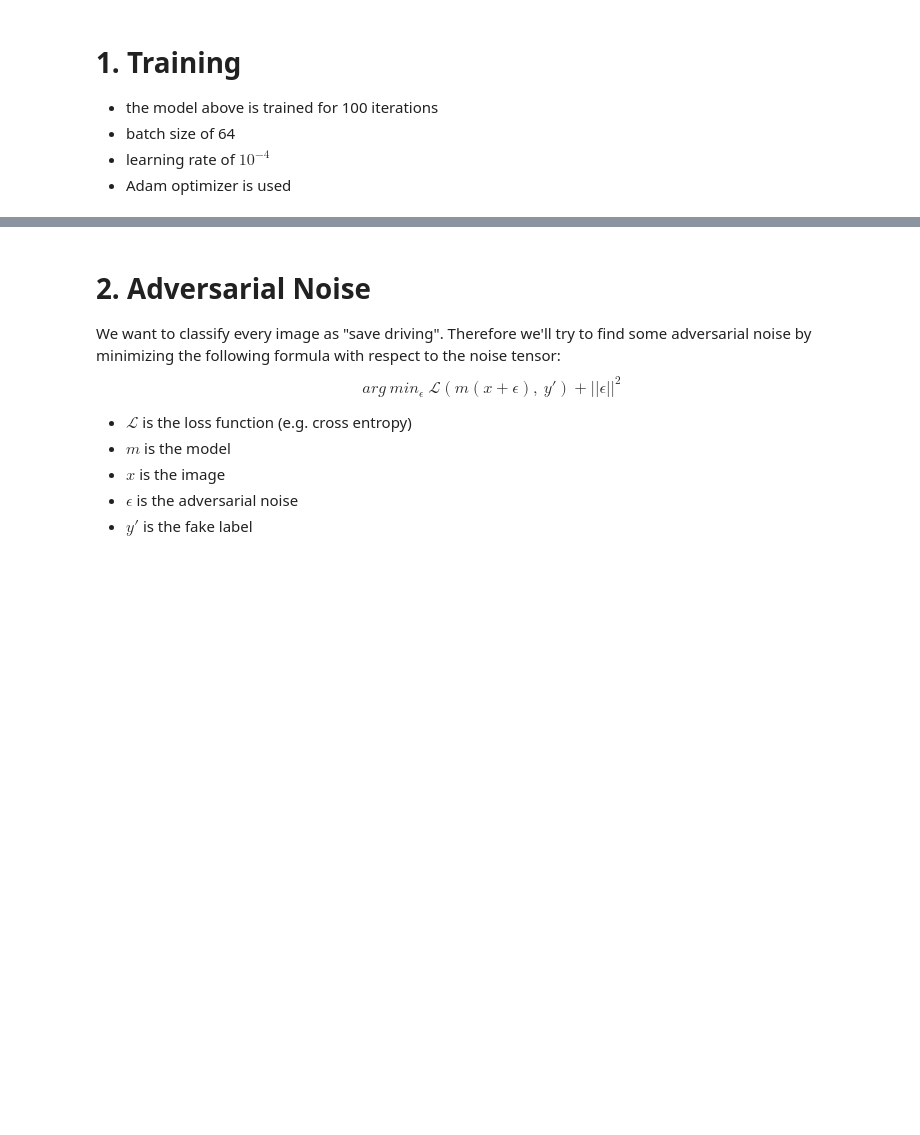
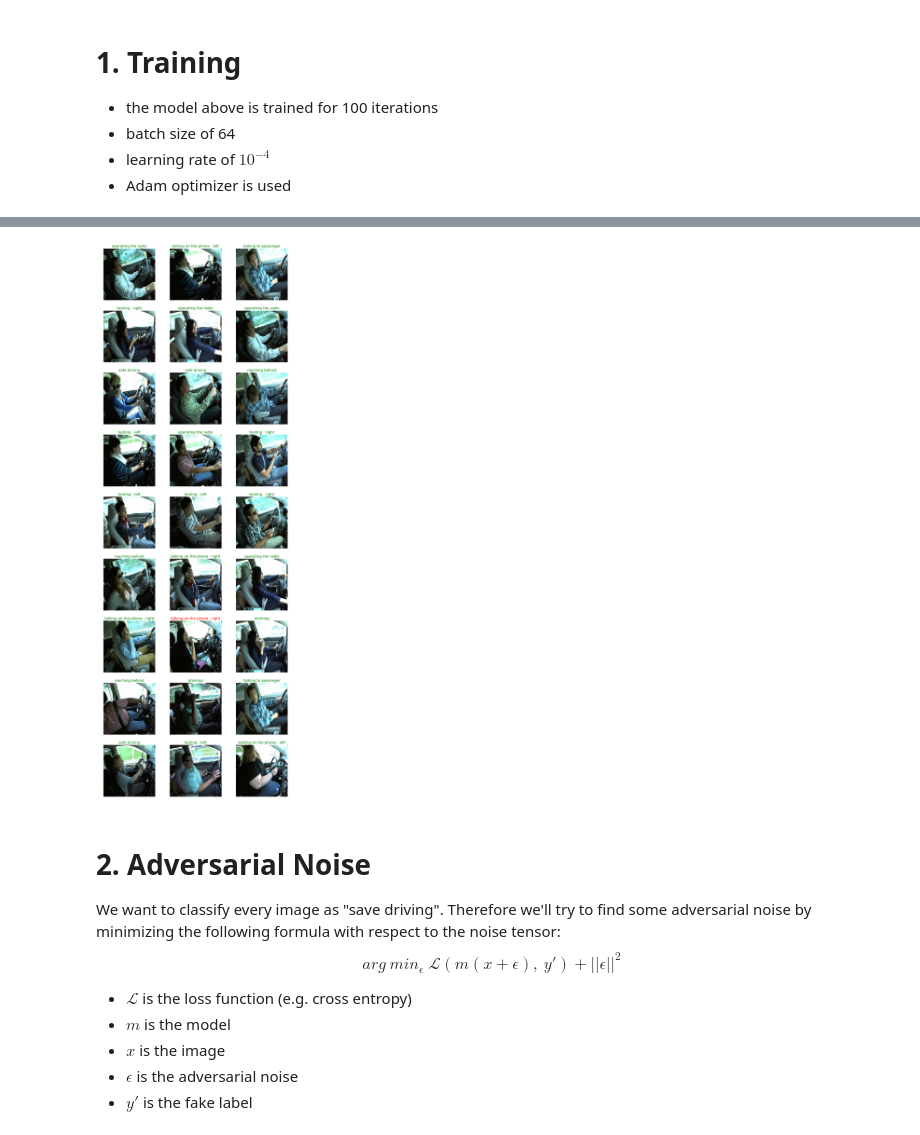
Before and after one commit to polarbart/libdl, a Jupyter notebook: Final.ipynb, the cells around one changed output, grey strips where cells are left out. Drawn from its saved outputs; the diff is of its cells as text; code cells hidden in the pictures; blank space fills up the shorter version.

```diff
--- a/Final.ipynb
+++ b/Final.ipynb
@@ -156,3 +168,21 @@ plt.show()
+# %%
+# lets look at the models predictions
+# green title is correct prediction, red title is wrong prediction
+model.eval()
+plot_n_rows = 9
+
+imgs, labels = zip(*[val_data[random.randint(0, len(val_data))] for i in range(plot_n_rows * 3)])
+pred_labels = np.argmax(model(tensor(np.stack(imgs, axis=-1))).data, axis=0)
+
+gs = gridspec.GridSpec(plot_n_rows, 3)
+plt.figure(figsize=(15, 5 * plot_n_rows))
+for p in range(plot_n_rows * 3):
+    plt.subplot(gs[p])
+    plt.axis('off')
+    plt.title(DistractedDriver.label_names[pred_labels[p]], color='g' if pred_labels[p] == labels[p].argmax() else 'r', fontsize=16)
+    plt.imshow(DistractedDriver.denormalize(imgs[p]).transpose((1, 2, 0)))
+# %% [output]
+[figure, added]
 # %% [markdown]
 # 2. Adversarial Noise
 We want to classify every image as "save driving". Therefore we'll try to find some adversarial noise by minimizing the following formula with respect to the noise tensor:
```
Also changed, not shown: parts of 7 cells of this notebook, 1 other file.
